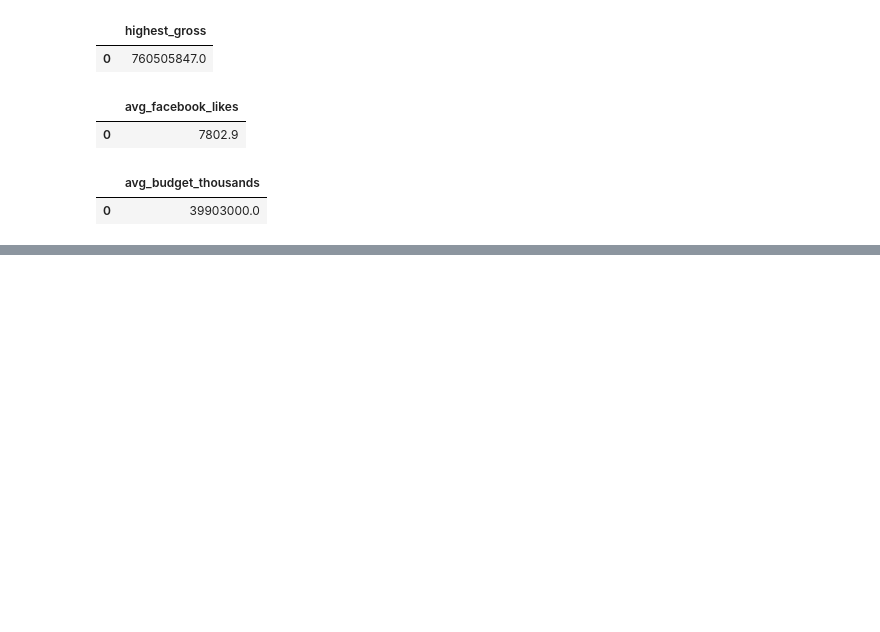
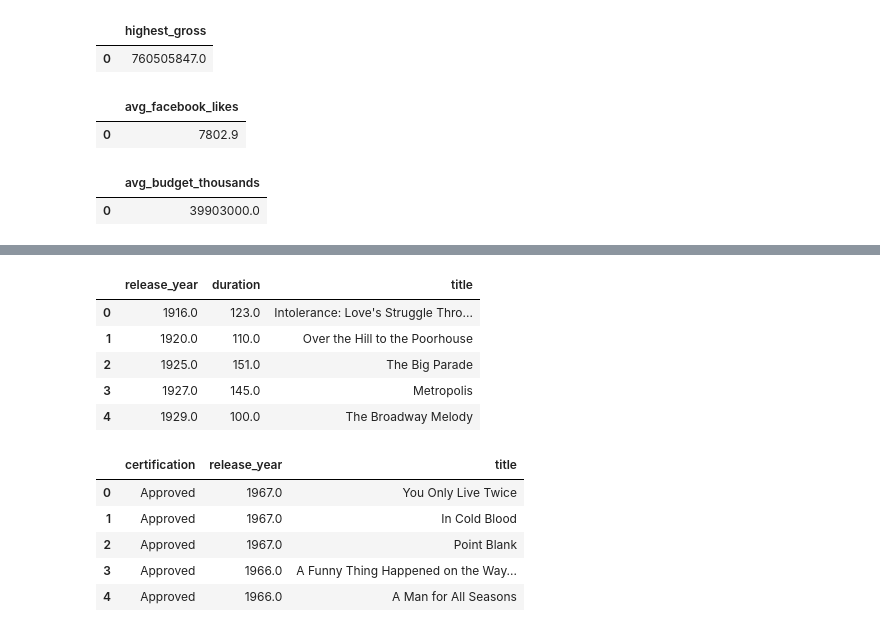
Before and after one commit to marcosbenicio/Datacamp, a Jupyter notebook: sql/01-sql-query/sql_query.ipynb, the cells around one changed output, grey strips where cells are left out. Saved outputs shown, nothing was run; the diff lists cells and outputs as text; code cells hidden in the pictures; blank space fills up the shorter version.

```diff
--- a/sql/01-sql-query/sql_intro.ipynb
+++ b/sql/01-sql-query/sql_query.ipynb
@@ -772,0 +837,33 @@ sql(
+# %%
+# Select the release_year, duration, and title of films ordered by their release year and duration, in that order.
+sql(
+"""
+SELECT release_year, duration, title
+FROM films
+ORDER BY release_year, duration
+LIMIT 5;
+"""
+)
+
+# Select the certification, release_year, and title from films ordered first by certification (alphabetically) and second by release year, starting with the most recent year.
+sql(
+"""
+SELECT certification, release_year, title
+FROM films
+ORDER BY certification, release_year DESC
+LIMIT 5;
+"""
+)
+# %% [output]
+|  | release_year | duration | title |
+| 0 | 1916.0 | 123.0 | Intolerance: Love's Struggle Thro... |
+| 1 | 1920.0 | 110.0 | Over the Hill to the Poorhouse |
+| 2 | 1925.0 | 151.0 | The Big Parade |
+| 3 | 1927.0 | 145.0 | Metropolis |
+| 4 | 1929.0 | 100.0 | The Broadway Melody |
+|  | certification | release_year | title |
+| 0 | Approved | 1967.0 | You Only Live Twice |
+| 1 | Approved | 1967.0 | In Cold Blood |
+| 2 | Approved | 1967.0 | Point Blank |
+| 3 | Approved | 1966.0 | A Funny Thing Happened on the Way... |
+| 4 | Approved | 1966.0 | A Man for All Seasons |
```
Also changed, not shown: parts of 15 cells of this notebook, 2 other files.
